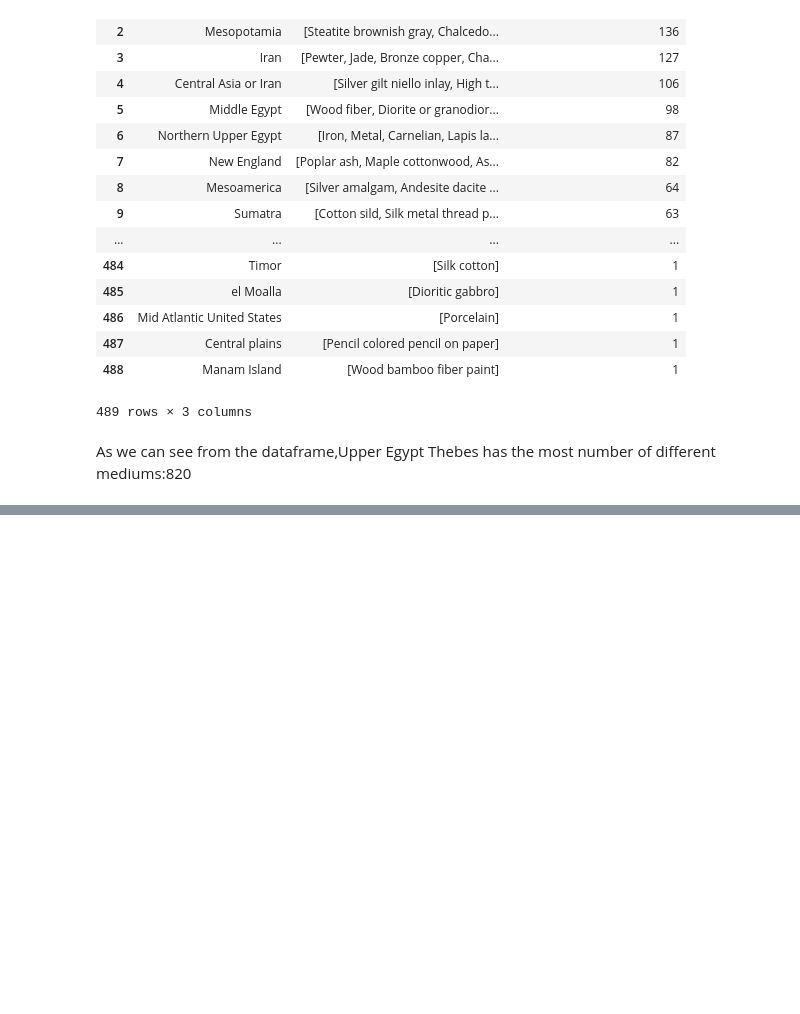
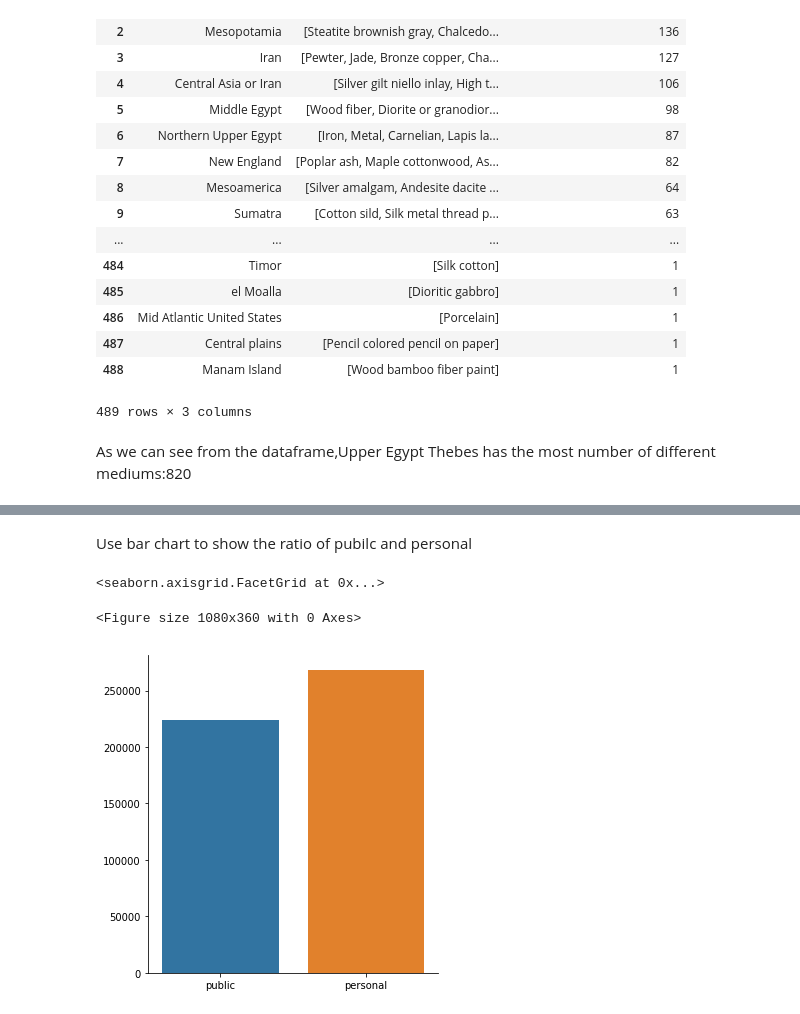
Before and after one commit to tcj1995/final-project, a Jupyter notebook: final.ipynb, the cells around one changed output, grey strips where cells are left out. Saved outputs shown, nothing was run; the diff lists cells and outputs as text; code cells hidden in the pictures; blank space fills up the shorter version.

```diff
--- a/final.ipynb
+++ b/final.ipynb
@@ -327,0 +448,12 @@ As we can see from the dataframe,Upper Egypt Thebes has the most number of diffe
+# %% [markdown]
+Use bar chart to show the ratio of pubilc and personal
+# %%
+a=museum['Is Public Domain'].value_counts()
+data={'public':a[1],'personal':a[0]}
+df=pd.DataFrame(data,index=[0])
+plt.figure(figsize=(15,5))
+sns.catplot(kind="bar", data=df)
+# %% [output]
+<seaborn.axisgrid.FacetGrid at 0x...>
+<Figure size 1080x360 with 0 Axes>
+[figure, added]
```
Also changed, not shown: parts of 15 cells of this notebook.
